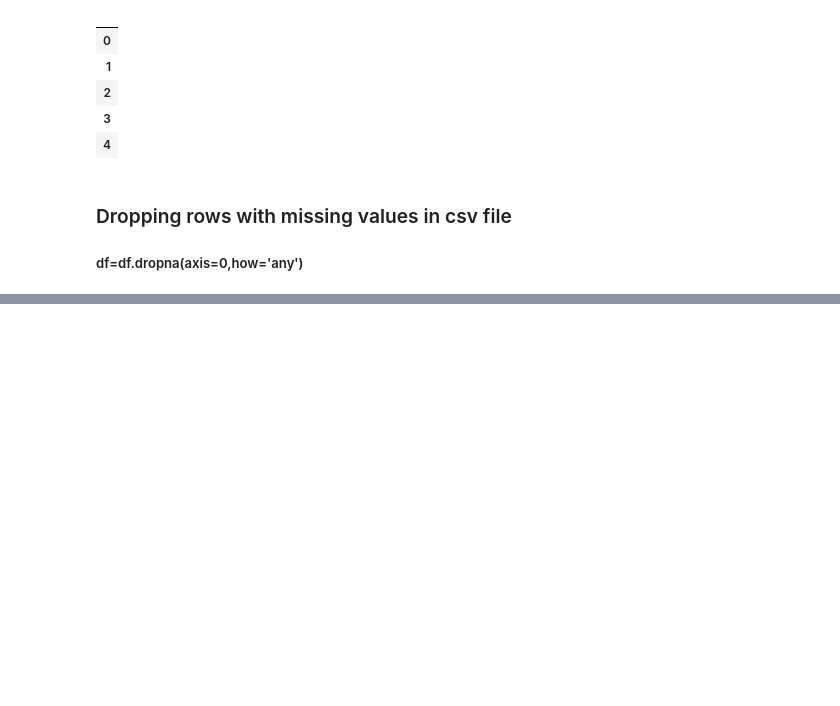
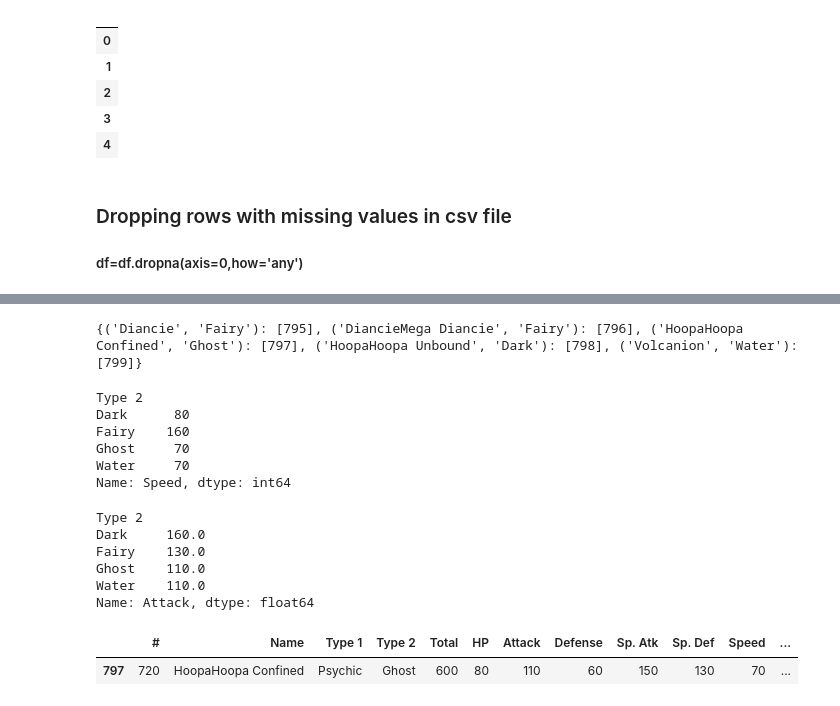
Before and after one commit to binita21/pandas, a Jupyter notebook: pandaspractice.ipynb, the cells around one changed output, grey strips where cells are left out. Saved outputs shown, nothing was run; the diff lists cells and outputs as text; code cells hidden in the pictures; blank space fills up the shorter version.

```diff
--- a/pandaspractice.ipynb
+++ b/pandaspractice.ipynb
@@ -561,0 +599,28 @@ C:\Users\Dell\pythonlibraries\pandas
+# %%
+print(df.groupby(['Name','Type 2']).groups) #groups gives the alphabetical order wise name,type2 and index
+# %% [output]
+{('Diancie', 'Fairy'): [795], ('DiancieMega Diancie', 'Fairy'): [796], ('HoopaHoopa Confined', 'Ghost'): [797], ('HoopaHoopa Unbound', 'Dark'): [798], ('Volcanion', 'Water'): [799]}
+# %%
+print(df.groupby('Type 2')['Speed'].sum()) # groups by type2 and give the sum of speed of various types
+# %% [output]
+Type 2
+Dark      80
+Fairy    160
+Ghost     70
+Water     70
+Name: Speed, dtype: int64
+# %%
+print(df.groupby('Type 2')['Attack'].mean())
+# %% [output]
+Type 2
+Dark     160.0
+Fairy    130.0
+Ghost    110.0
+Water    110.0
+Name: Attack, dtype: float64
+# %%
+grp=df.groupby('Name')
+grp.get_group('HoopaHoopa Confined')
+# %% [output]
+|  | # | Name | Type 1 | Type 2 | Total | HP | Attack | Defense | Sp. Atk | Sp. Def | Speed | ... |
+| 797 | 720 | HoopaHoopa Confined | Psychic | Ghost | 600 | 80 | 110 | 60 | 150 | 130 | 70 | ... |
```
Also changed, not shown: parts of 13 cells of this notebook.
